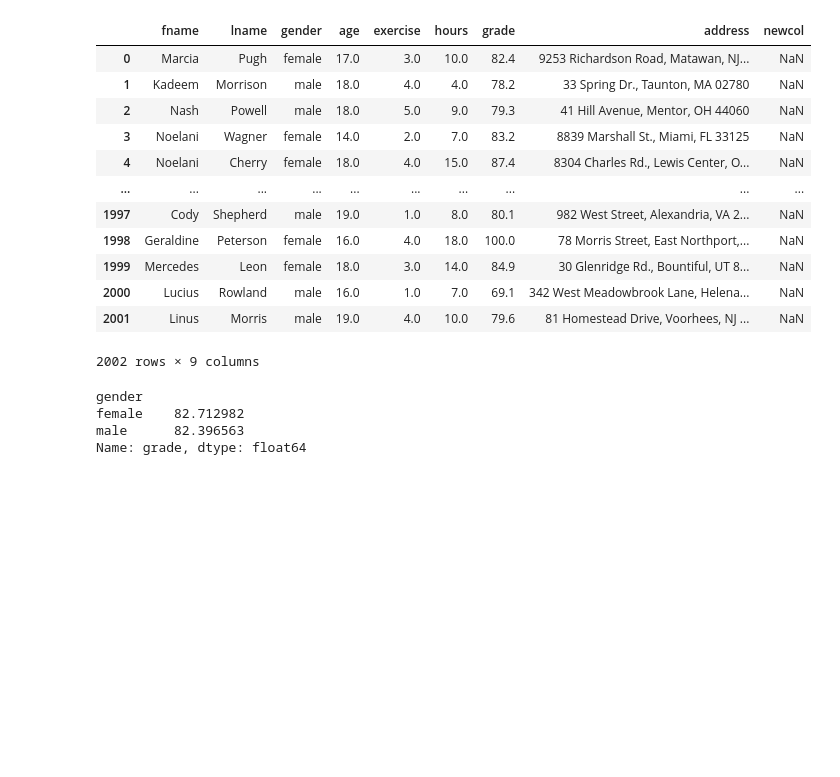
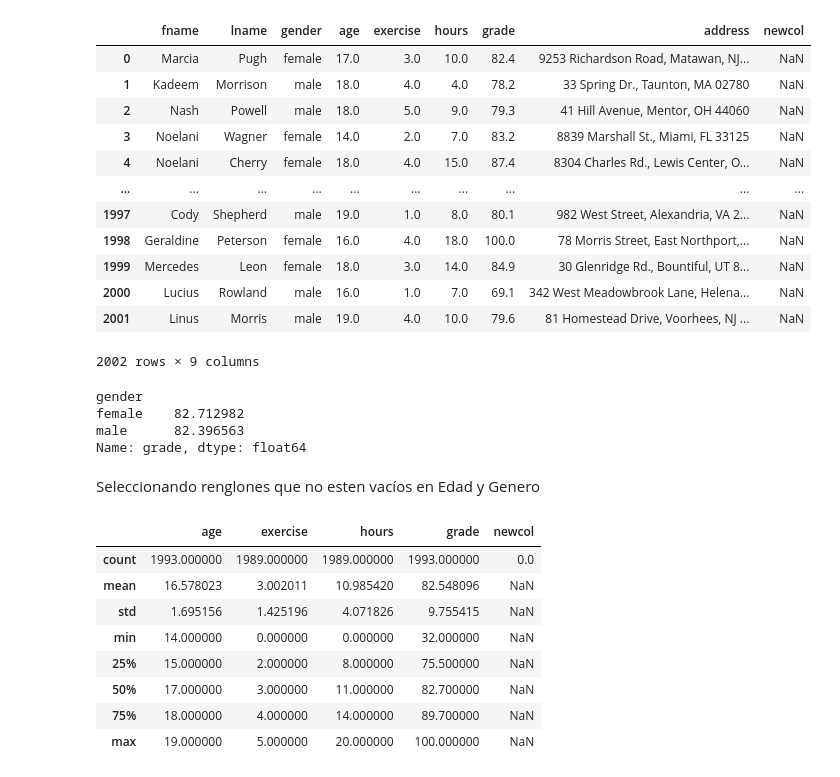
Before and after one commit to MarianaArzapalo/1-ADescDatos, a Jupyter notebook: 01-li-datos.ipynb, the cells around one changed output. Cells and saved outputs as stored; diff of their text form; code cells hidden in the pictures; blank space fills up the shorter version.

```diff
--- a/01-li-datos.ipynb
+++ b/01-li-datos.ipynb
@@ -198,3 +198,17 @@ gender
 female    82.712982
 male      82.396563
 Name: grade, dtype: float64
+# %% [markdown]
+Seleccionando renglones que no esten vacíos en Edad y Genero
+# %%
+df[df['age'].notnull() & df['gender'].notnull()].describe()
+# %% [output]
+|  | age | exercise | hours | grade | newcol |
+| count | 1993.000000 | 1989.000000 | 1989.000000 | 1993.000000 | 0.0 |
+| mean | 16.578023 | 3.002011 | 10.985420 | 82.548096 | NaN |
+| std | 1.695156 | 1.425196 | 4.071826 | 9.755415 | NaN |
+| min | 14.000000 | 0.000000 | 0.000000 | 32.000000 | NaN |
+| 25% | 15.000000 | 2.000000 | 8.000000 | 75.500000 | NaN |
+| 50% | 17.000000 | 3.000000 | 11.000000 | 82.700000 | NaN |
+| 75% | 18.000000 | 4.000000 | 14.000000 | 89.700000 | NaN |
+| max | 19.000000 | 5.000000 | 20.000000 | 100.000000 | NaN |
```
Also changed, not shown: parts of 3 cells of this notebook.
